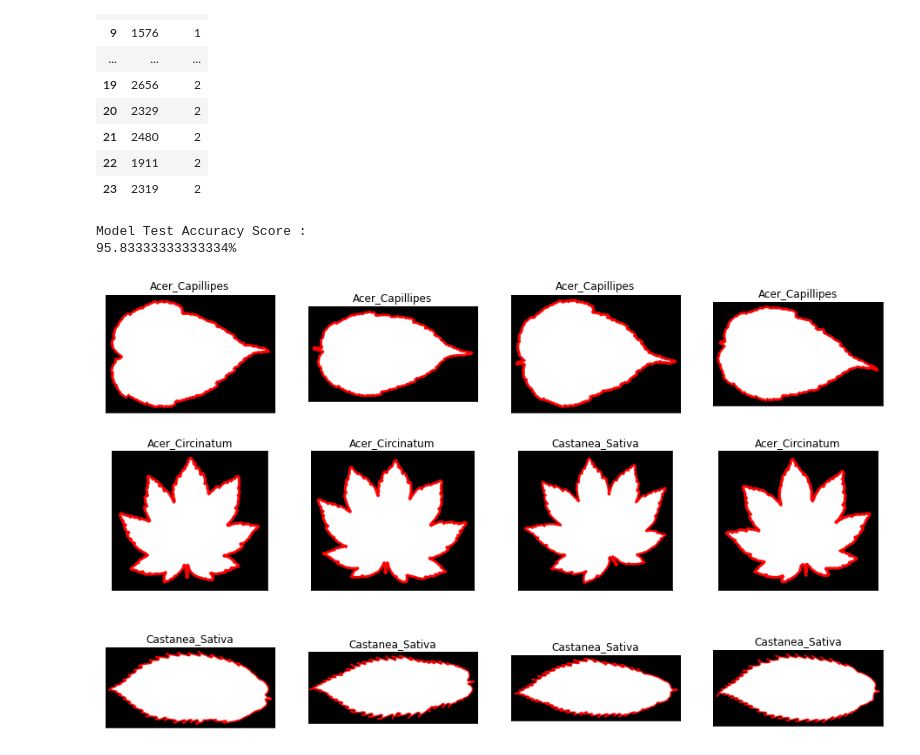
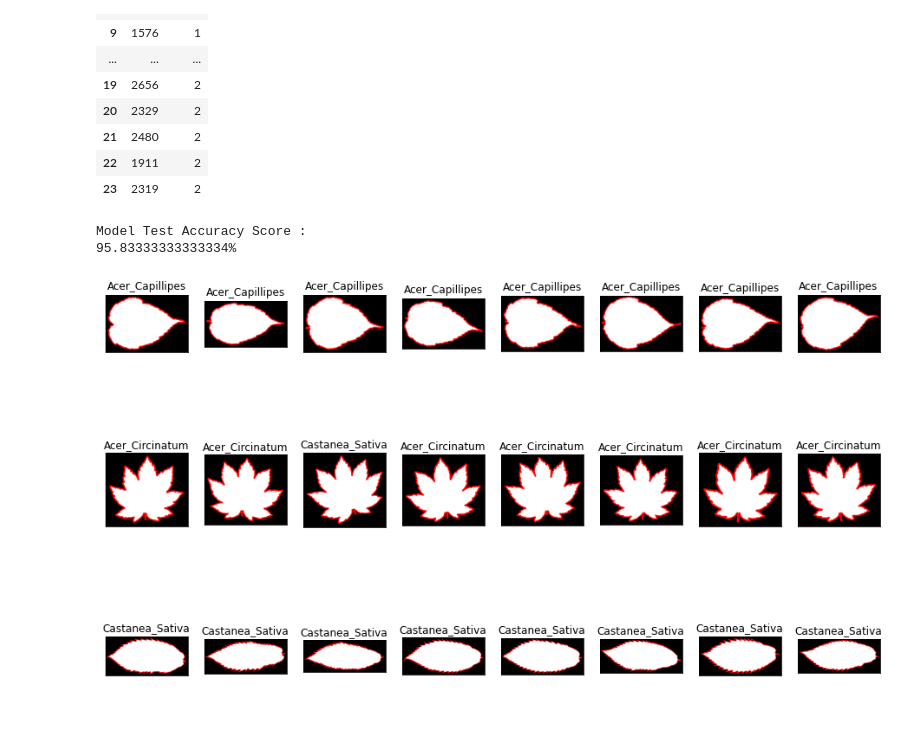
Before and after one commit to divardhia/PCVK_Genap_2022, a Jupyter notebook: final_project.ipynb, the cells around one changed output. Drawn from its saved outputs; the diff is of its cells as text; code cells hidden in the pictures; blank space fills up the shorter version.

```diff
--- a/final_project.ipynb
+++ b/final_project.ipynb
@@ -231,32 +231,32 @@ Y_test = df_test.iloc[:,1].values
 # %%
 # Prediksi data test menggunakan KNN
 prediksi = [ [ "" for y in range( len(edged_test[0]) ) ] for x in range( len(edged_test) ) ]
 
 for i in range(len(prediksi)):
   for j in range(len(prediksi[0])):
     prediksi[i][j] = prediksi_daun_knn([[area[i][j]]])
 
 print('Model Test Accuracy Score : ')
 print(str(accuracy_score(Y_test, model.predict(X_test)) * 100)+ '%')
 
 # Membuat figure
 fig = plt.figure(figsize=(16, 10))
 
 # setting jumlah baris dan kolom
 rows = 3
-columns = 4
+columns = 8
 
 # add subplot
 index = 1
 for i in range(rows):
   for j in range(columns):
     fig.add_subplot(rows, columns, index)
     plt.title(prediksi[i][j])
     plt.imshow(test_images[i][j])
     plt.xticks([]),plt.yticks([])
     index += 1
 plt.show()
 # %% [output]
 Model Test Accuracy Score :
 95.83333333333334%
-[figure, old version]
+[figure, new version]
```
